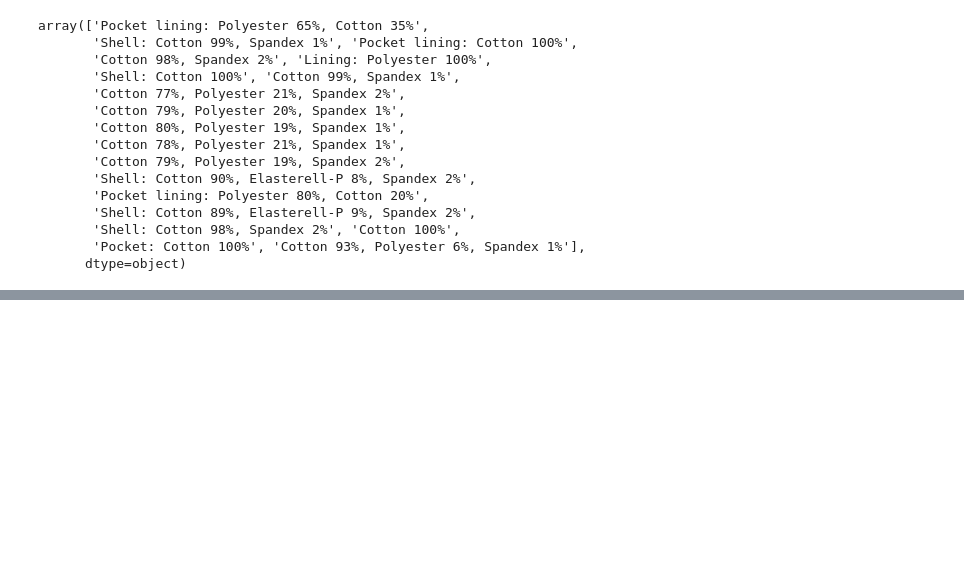
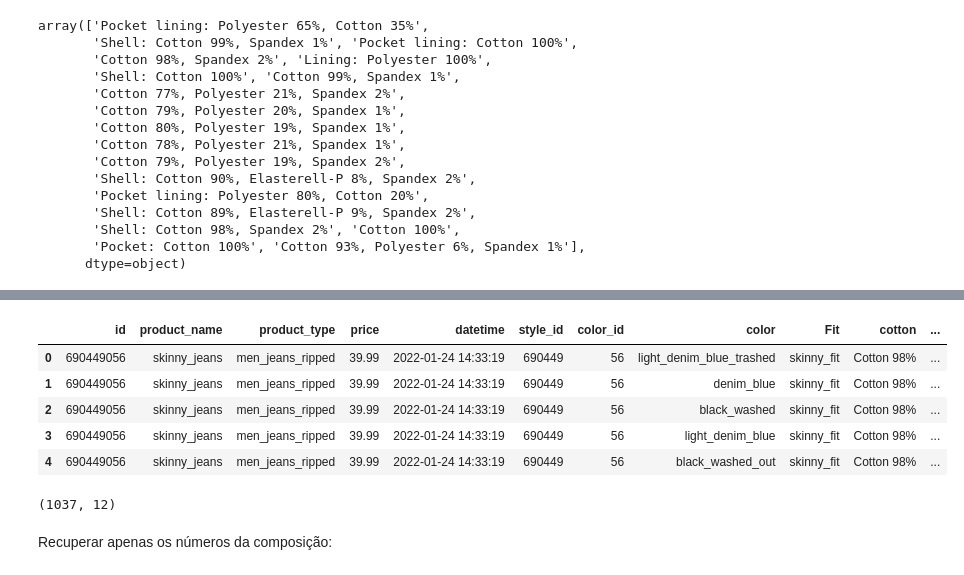
Before and after one commit to lucasquemelli/ds_ao_dev, a Jupyter notebook: H&M .ipynb, the cells around one changed output, grey strips where cells are left out. Drawn from its saved outputs; the diff is of its cells as text; code cells hidden in the pictures; blank space fills up the shorter version.

```diff
--- a/H&M .ipynb
+++ b/H&M .ipynb
@@ -841,0 +895,16 @@ df_ref.head()
+# %%
+data = data.drop(columns=['index'], axis=1)
+data.head()
+# %% [output]
+|  | id | product_name | product_type | price | datetime | style_id | color_id | color | Fit | cotton | ... |
+| 0 | 690449056 | skinny_jeans | men_jeans_ripped | 39.99 | 2022-01-24 14:33:19 | 690449 | 56 | light_denim_blue_trashed | skinny_fit | Cotton 98% | ... |
+| 1 | 690449056 | skinny_jeans | men_jeans_ripped | 39.99 | 2022-01-24 14:33:19 | 690449 | 56 | denim_blue | skinny_fit | Cotton 98% | ... |
+| 2 | 690449056 | skinny_jeans | men_jeans_ripped | 39.99 | 2022-01-24 14:33:19 | 690449 | 56 | black_washed | skinny_fit | Cotton 98% | ... |
+| 3 | 690449056 | skinny_jeans | men_jeans_ripped | 39.99 | 2022-01-24 14:33:19 | 690449 | 56 | light_denim_blue | skinny_fit | Cotton 98% | ... |
+| 4 | 690449056 | skinny_jeans | men_jeans_ripped | 39.99 | 2022-01-24 14:33:19 | 690449 | 56 | black_washed_out | skinny_fit | Cotton 98% | ... |
+# %%
+data.shape
+# %% [output]
+(1037, 12)
+# %% [markdown]
+Recuperar apenas os números da composição:
```
Also changed, not shown: parts of 94 cells of this notebook.
